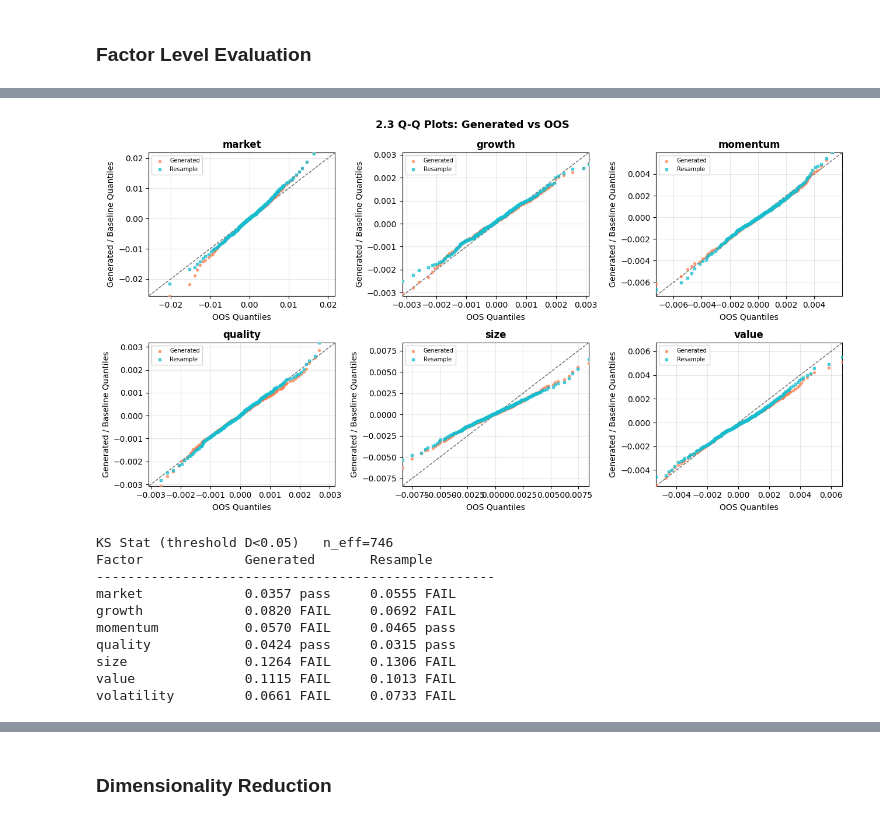
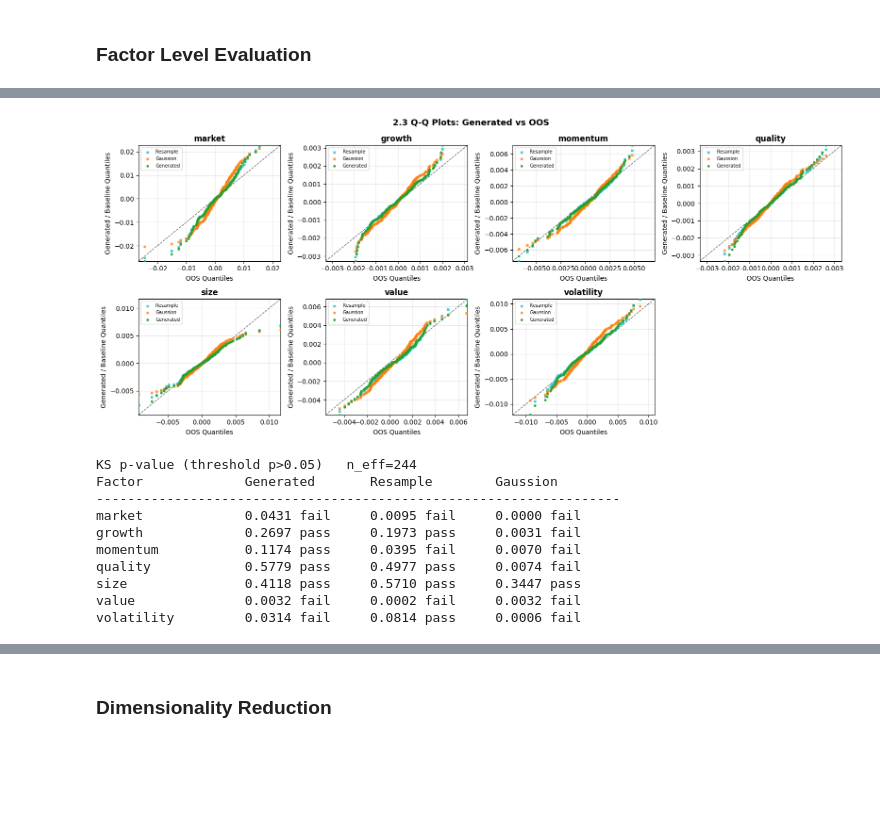
Before and after one commit to yryMax/TailEnhancedFinDiff, a Jupyter notebook: factor_evaluation.ipynb, the cells around one changed output, grey strips where cells are left out. Saved outputs shown, nothing was run; the diff lists cells and outputs as text; code cells hidden in the pictures; blank space fills up the shorter version.

```diff
--- a/factor_evaluation.ipynb
+++ b/factor_evaluation.ipynb
@@ -42,0 +22,10 @@ baselines: 1 × (2048, 7)
+# %%
+train = model.F
+rng = np.random.default_rng(42)
+cov = np.cov(train.drop(columns=['alpha']).values, rowvar=False)
+sampled_gaussian = rng.multivariate_normal(mean=train.drop(columns=['alpha']).mean().values, cov=cov, size=NUM_GENERATE)
+
+OOS = test_model.F.drop(columns=['alpha']).values
+row_idx = rng.choice(train.shape[0], size=len(sampled), replace=True)
+baselines = [("Resample", train.iloc[row_idx].drop(columns=['alpha']).values,'#17becf'), ("Gaussion", sampled_gaussian, '#ff7f0e')]
+print(f"OOS: {OOS.shape}  sampled: {sampled.shape}  Gaussian: {sampled_gaussian.shape}")
@@ -46,7 +37,7 @@ def mahal_d2(X):
     mean = X.mean(axis=0)
     cov  = np.cov(X, rowvar=False)
     diff = X - mean
-    return (diff @ np.linalg.inv(cov) * diff).sum(axis=1)
+    return (diff @ np.linalg.pinv(cov) * diff).sum(axis=1)
 
 def plot_mahal(ax, X, label, color='steelblue', marker='o', size=5, alpha=0.5):
     p  = X.shape[1]
@@ -66,15 +57,13 @@ ax1.set_xlabel('Chi-squared quantiles'); ax1.set_ylabel('Squared Mahalanobis dis
 ax1.set_title('Mahalanobis Q-Q — OOS')
 
 # Right panel: Generated + Baselines overlaid
-q_max2 = plot_mahal(ax2, sampled, 'Generated', color='coral')
-for (bname, bdata), bc in zip(baselines, base_colors):
+q_max2 = plot_mahal(ax2, sampled, 'Generated', color='#2ca02c')
+for (bname, bdata, bc) in baselines:
     q_max2 = max(q_max2, plot_mahal(ax2, bdata, bname, color=bc, marker='s'))
 ax2.plot([0, q_max2], [0, q_max2], color='red', linewidth=1)
 ax2.set_ylim(0, 80)
 ax2.set_xlabel('Chi-squared quantiles'); ax2.set_ylabel('Squared Mahalanobis distance')
-ax2.set_title('Mahalanobis Q-Q — Generated & Baselines')
 ax2.legend(fontsize=8)
-
 plt.tight_layout()
 plt.show()
 # %% [output]
@@ -175,55 +214,60 @@ plt.show()
 # %%
 # 2.3 Quantile-Quantile (Q-Q) Plots
 n_quantiles = 200
 probs = np.linspace(0.01, 0.99, n_quantiles)
+n_factors = len(FACTOR_NAMES)
 
-fig, axes = plt.subplots(2, 3, figsize=(13, 7))
+fig, axes = plt.subplots(2, 4, figsize=(16, 7))
 
-for ax, name, i in zip(axes.flatten(), FACTOR_NAMES, range(len(FACTOR_NAMES))):
+for ax, name, i in zip(axes.flatten(), FACTOR_NAMES, range(n_factors)):
     q_OOS  = np.quantile(OOS[:, i],      probs)
-    q_gen = np.quantile(sampled[:, i], probs)
+    q_gen  = np.quantile(sampled[:, i],  probs)
 
-    all_q = [q_OOS, q_gen] + [np.quantile(bdata[:, i], probs) for _, bdata in baselines]
+    all_q = [q_OOS, q_gen] + [np.quantile(bdata[:, i], probs) for _, bdata, _ in baselines]
     lim = [min(q.min() for q in all_q), max(q.max() for q in all_q)]
 
-    ax.scatter(q_OOS, q_gen, s=8, color='coral', zorder=3, label='Generated', alpha=0.7)
-
-    for (bname, bdata), bc in zip(baselines, base_colors):
+    for (bname, bdata, bc) in baselines:
         q_base = np.quantile(bdata[:, i], probs)
         ax.scatter(q_OOS, q_base, s=8, color=bc, zorder=3,
                    label=bname, alpha=0.7, marker='s')
+
+    ax.scatter(q_OOS, q_gen, s=8, color='#2ca02c', zorder=4, label='Generated', alpha=0.9)
 
     ax.plot(lim, lim, 'k--', lw=1, alpha=0.6)
     ax.set_xlim(lim); ax.set_ylim(lim)
     ax.set_title(name, fontweight='bold')
     ax.set_xlabel('OOS Quantiles')
     ax.set_ylabel('Generated / Baseline Quantiles')
     ax.legend(fontsize=7)
     ax.grid(True, alpha=0.3)
 
+# hide unused subplots
+for ax in axes.flatten()[n_factors:]:
+    ax.set_visible(False)
+
 fig.suptitle('2.3 Q-Q Plots: Generated vs OOS', fontsize=13, fontweight='bold')
 plt.tight_layout()
 plt.show()
 # %% [output]
-[figure, old version]
+[figure, new version]
 # %%
 # 2.4 Kolmogorov-Smirnov Test
 from scipy.stats import ks_2samp
 
-D_THRESHOLD = 0.05
+P_THRESHOLD = 0.05
 n_eff = len(OOS) * len(sampled) / (len(OOS) + len(sampled))
 
-ks_gen   = [ks_2samp(OOS[:, i], sampled[:, i])[0] for i in range(len(FACTOR_NAMES))]
-ks_bases = [(bname, [ks_2samp(OOS[:, i], bdata[:, i])[0]
+ks_gen   = [ks_2samp(OOS[:, i], sampled[:, i]).pvalue for i in range(len(FACTOR_NAMES))]
+ks_bases = [(bname, [ks_2samp(OOS[:, i], bdata[:, i]).pvalue
                      for i in range(len(FACTOR_NAMES))])
-            for bname, bdata in baselines]
+            for bname, bdata, _ in baselines]
 
-def fmt(stat): return f"{stat:.4f} {'pass' if stat < D_THRESHOLD else 'FAIL'}"
+def fmt(p): return f"{p:.4f} {'pass' if p > P_THRESHOLD else 'fail'}"
 
 col_w = 16
 header = f"{'Factor':<18} {'Generated':<{col_w}}" + \
          "".join(f"{bname:<{col_w}}" for bname, _ in ks_bases)
-print(f"KS Stat (threshold D<{D_THRESHOLD})   n_eff={n_eff:.0f}")
+print(f"KS p-value (threshold p>{P_THRESHOLD})   n_eff={n_eff:.0f}")
 print(header)
 print("-" * len(header))
 for j, name in enumerate(FACTOR_NAMES):
@@ -232,13 +276,13 @@ for j, name in enumerate(FACTOR_NAMES):
         row += f"{fmt(bks[j]):<{col_w}}"
     print(row)
 # %% [output]
-KS Stat (threshold D<0.05)   n_eff=746
-Factor             Generated       Resample
----------------------------------------------------
-market             0.0357 pass     0.0555 FAIL
-growth             0.0820 FAIL     0.0692 FAIL
-momentum           0.0570 FAIL     0.0465 pass
-quality            0.0424 pass     0.0315 pass
-size               0.1264 FAIL     0.1306 FAIL
-value              0.1115 FAIL     0.1013 FAIL
-volatility         0.0661 FAIL     0.0733 FAIL
+KS p-value (threshold p>0.05)   n_eff=244
+Factor             Generated       Resample        Gaussion
+-------------------------------------------------------------------
+market             0.0431 fail     0.0095 fail     0.0000 fail
+growth             0.2697 pass     0.1973 pass     0.0031 fail
+momentum           0.1174 pass     0.0395 fail     0.0070 fail
+quality            0.5779 pass     0.4977 pass     0.0074 fail
+size               0.4118 pass     0.5710 pass     0.3447 pass
+value              0.0032 fail     0.0002 fail     0.0032 fail
+volatility         0.0314 fail     0.0814 pass     0.0006 fail
```
Also changed, not shown: parts of 10 cells of this notebook, 8 other files.
